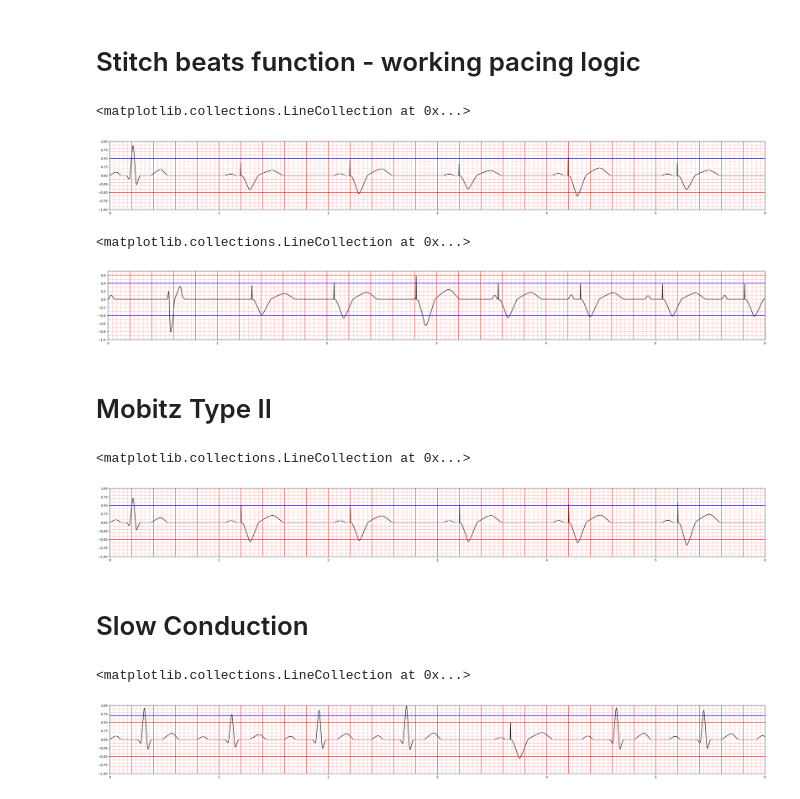
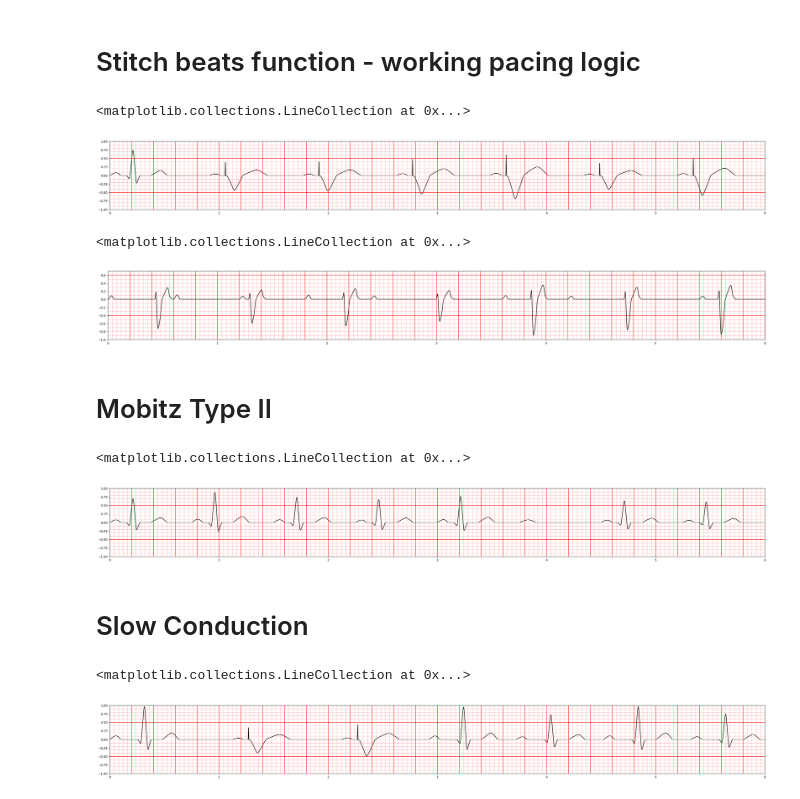
Before and after one commit to joonhaim/edupace, a Jupyter notebook: simulator-interface/ecg/ECG simulation - more organised version.ipynb, the cells around one changed output. Drawn from its saved outputs; the diff is of its cells as text; code cells hidden in the pictures.

```diff
--- a/simulator-interface/ecg/ECG simulation - more organised version.ipynb
+++ b/simulator-interface/ecg/ECG simulation - more organised version.ipynb
@@ -377,10 +377,10 @@ def stitch_beats(ecg_func, patient_HR, sensitivity,rate, output, asynchronous,it
     return x, y
 # %%
 t = np.linspace(0,1,101)
-patient_HR = 50
-rate = 60
+patient_HR = 40
+rate = 70
 sensitivity = 0.5
-x_ecg, y_ecg = stitch_beats(ECG_wave, patient_HR, sensitivity=sensitivity, rate=rate, output=1.8, asynchronous=False)
+x_ecg, y_ecg = stitch_beats(ECG_wave, patient_HR, sensitivity=sensitivity, rate=rate, output=1.7, asynchronous=False)
 
 fig, ax = plt.subplots(figsize=(38, 4))
 ax.plot(x_ecg, y_ecg, color='black')
@@ -405,10 +405,10 @@ ax.hlines(big_lines_h, xmin, xmax, colors='red', alpha=0.7, linewidth=1.5)
 ax.hlines(small_lines_h, xmin, xmax, colors='red', alpha=0.3, linewidth=1)
 
 #Line to indicate sensitivity setting
-ax.hlines(sensitivity, xmin, xmax, colors='blue', alpha=1, linewidth=1.5)
+#ax.hlines(sensitivity, xmin, xmax, colors='blue', alpha=1, linewidth=1.5)
 # %% [output]
 <matplotlib.collections.LineCollection at 0x...>
-[figure, old version]
+[figure, new version]
 # %%
 def third_deg_heart_block(ecg_func,iterations,sensitivity,output,rate,patient_HR,asynchronous=False):
     '''
@@ -772,9 +772,9 @@ def third_deg_heart_block(ecg_func,iterations,sensitivity,output,rate,patient_HR
 t = np.linspace(0,1,101)
 iterations = 20
 sensitivity = 0.4
-output = 1.8
+output = 1.3
 rate = 80
-patient_HR = 60
+patient_HR = 70
 x,y = third_deg_heart_block(ECG_wave, iterations,sensitivity,output,rate,patient_HR,asynchronous=False)
 
 fig2, ax2 = plt.subplots(figsize=(38, 4))
@@ -783,36 +783,36 @@ ax2.set_xlim(0,8)
 
 ax2.set_xlim(0, 6)
 ax2.set_ylim(-1, 0.7)
 
 # compute line positions
 big_lines_v = np.arange(0, 8, 0.2)
 small_lines_v = np.arange(0, 8, 0.04)
 big_lines_h = np.arange(-1.5, 1.5, 1)
 small_lines_h = np.arange(-1.5, 1.5, 0.1)
 
 ymin, ymax = ax2.get_ylim()
 xmin, xmax = ax2.get_xlim()
 
 # compute line positions
 big_lines_v = np.arange(0, 12, 0.2)
 small_lines_v = np.arange(0, 12, 0.04)
 big_lines_h = np.arange(-1.4, 0.7, 1)
 small_lines_h = np.arange(-1.4, 0.7, 0.1)
 
 # draw vertical lines (from ymin to ymax) in a single call each
 ax2.vlines(big_lines_v, ymin, ymax, colors='red', alpha=0.7, linewidth=1.5)
 ax2.vlines(small_lines_v, ymin, ymax, colors='red', alpha=0.3, linewidth=1)
 
 # draw horizontal lines (from xmin to xmax)
 ax2.hlines(big_lines_h, xmin, xmax, colors='red', alpha=0.7, linewidth=1.5)
 ax2.hlines(small_lines_h, xmin, xmax, colors='red', alpha=0.3, linewidth=1)
 
 #Line to indicate sensitivity setting
-ax2.hlines(sensitivity, xmin, xmax, colors='blue', alpha=1, linewidth=1.5)
-ax2.hlines(-sensitivity, xmin, xmax, colors='blue', alpha=1, linewidth=1.5)
+# ax2.hlines(sensitivity, xmin, xmax, colors='blue', alpha=1, linewidth=1.5)
+# ax2.hlines(-sensitivity, xmin, xmax, colors='blue', alpha=1, linewidth=1.5)
 # %% [output]
 <matplotlib.collections.LineCollection at 0x...>
-[figure, old version]
+[figure, new version]
 # %% [markdown]
 # Mobitz Type II #
 # %%
@@ -1124,10 +1124,10 @@ def Mobitz_type_II(ecg_func, patient_HR, sensitivity,rate, output, asynchronous,
     return x, y
 # %%
 t = np.linspace(0,1,101)
-patient_HR = 50
+patient_HR = 80
 sensitivity = 0.5
-rate = 60
-x_ecg, y_ecg = Mobitz_type_II(ECG_wave,patient_HR=patient_HR, sensitivity=sensitivity, rate=rate, output=1.7, asynchronous=False)
+rate = 110
+x_ecg, y_ecg = Mobitz_type_II(ECG_wave,patient_HR=patient_HR, sensitivity=sensitivity, rate=rate, output=1.3, asynchronous=False)
 
 fig, ax = plt.subplots(figsize=(38, 4))
 ax.plot(x_ecg, y_ecg, color='black')
@@ -1152,10 +1152,10 @@ ax.hlines(big_lines_h, xmin, xmax, colors='red', alpha=0.7, linewidth=1.5)
 ax.hlines(small_lines_h, xmin, xmax, colors='red', alpha=0.3, linewidth=1)
 
 #Line to indicate sensitivity setting
-ax.hlines(sensitivity, xmin, xmax, colors='blue', alpha=1, linewidth=1.5)
+#ax.hlines(sensitivity, xmin, xmax, colors='blue', alpha=1, linewidth=1.5)
 # %% [output]
 <matplotlib.collections.LineCollection at 0x...>
-[figure, old version]
+[figure, new version]
 # %% [markdown]
 # Slow Conduction #
 # %%
@@ -1436,7 +1436,7 @@ ax.hlines(big_lines_h, xmin, xmax, colors='red', alpha=0.7, linewidth=1.5)
 ax.hlines(small_lines_h, xmin, xmax, colors='red', alpha=0.3, linewidth=1)
 
 #Line to indicate sensitivity setting
-ax.hlines(sensitivity, xmin, xmax, colors='blue', alpha=1, linewidth=1.5)
+#ax.hlines(sensitivity, xmin, xmax, colors='blue', alpha=1, linewidth=1.5)
 # %% [output]
 <matplotlib.collections.LineCollection at 0x...>
-[figure, old version]
+[figure, new version]
```
